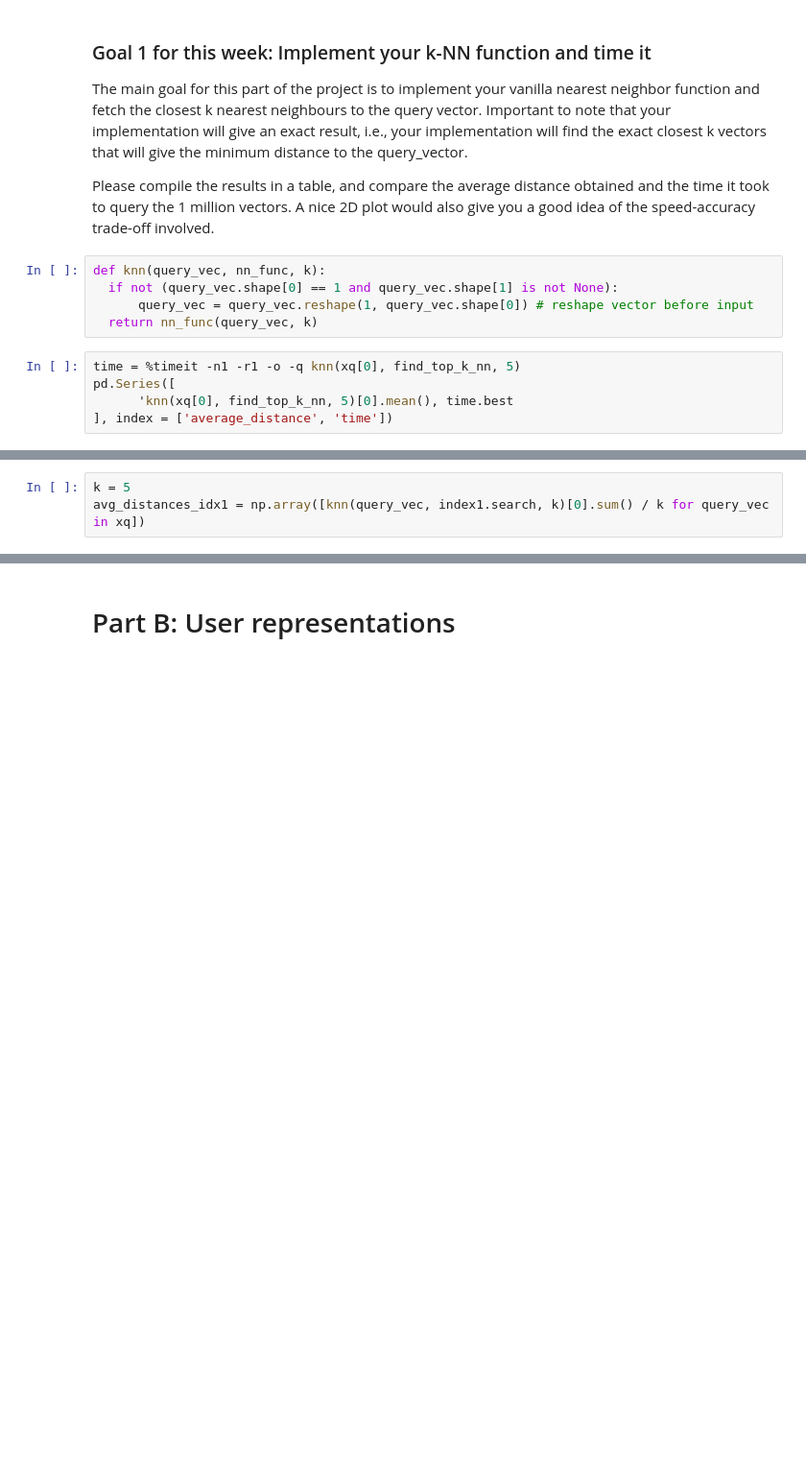
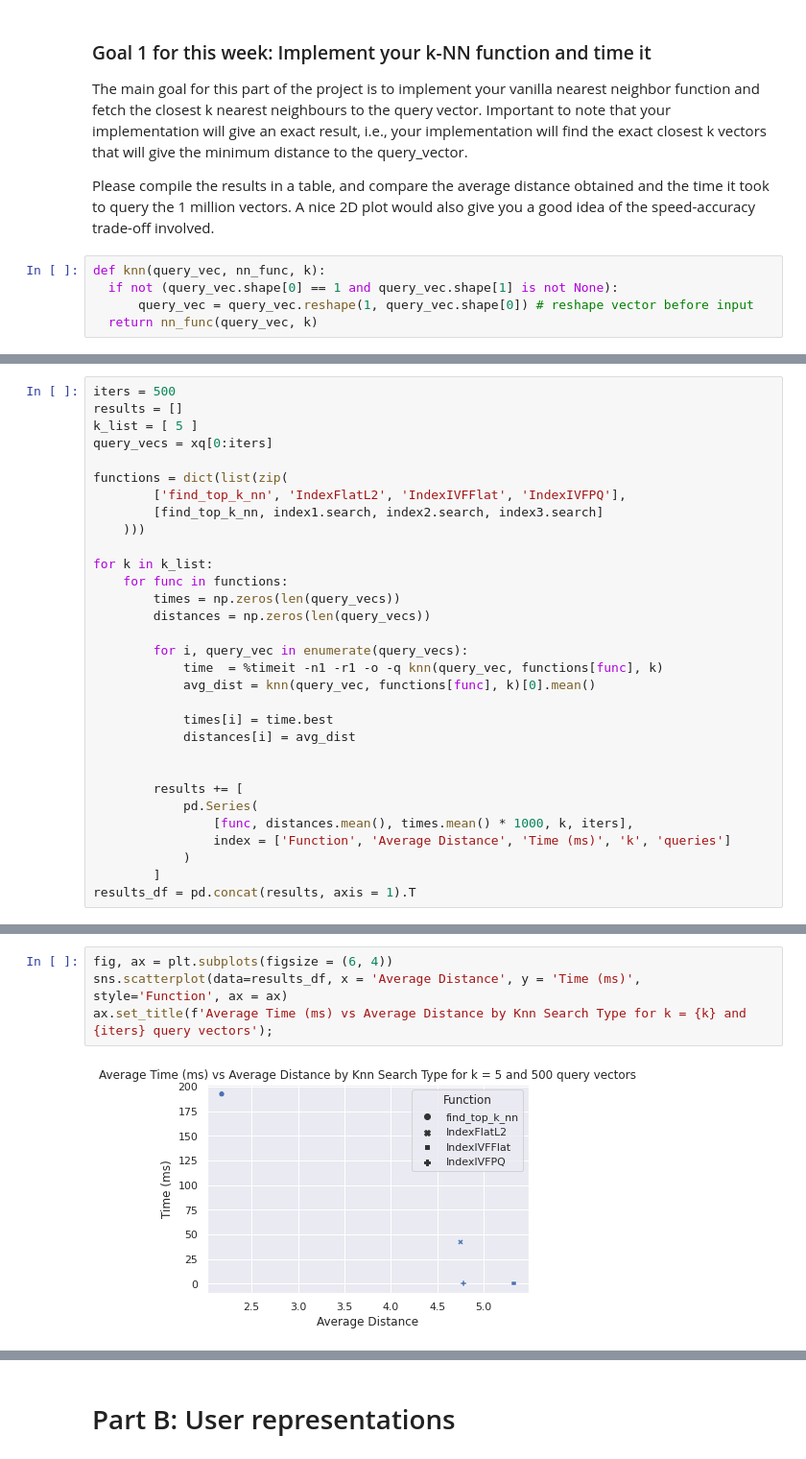
Before and after one commit to eduardo-escoto/corise_recsys_course, a Jupyter notebook: project_3/week3_ann_user_representations.ipynb, the cells around one changed output, grey strips where cells are left out. Shown at 96% size. Cells and saved outputs as stored; diff of their text form; blank space fills up the shorter version.

```diff
--- a/project_3/week3_ann_user_representations.ipynb
+++ b/project_3/week3_ann_user_representations.ipynb
@@ -195,8 +194,3 @@ def knn(query_vec, nn_func, k):
   if not (query_vec.shape[0] == 1 and query_vec.shape[1] is not None):
       query_vec = query_vec.reshape(1, query_vec.shape[0]) # reshape vector before input
   return nn_func(query_vec, k)
-# %%
-time = %timeit -n1 -r1 -o -q knn(xq[0], find_top_k_nn, 5)
-pd.Series([
-      'knn(xq[0], find_top_k_nn, 5)[0].mean(), time.best
-], index = ['average_distance', 'time'])
@@ -211,3 +196,0 @@ NameError: ignored
-# %%
-k = 5
-avg_distances_idx1 = np.array([knn(query_vec, index1.search, k)[0].sum() / k for query_vec in xq])
@@ -227,0 +197,31 @@ timeit.timeit('knn(xq[0], find_top_k_nn, 4)', globals=globals()) / 10
+# %%
+iters = 500
+results = []
+k_list = [ 5 ]
+query_vecs = xq[0:iters]
+
+functions = dict(list(zip(
+        ['find_top_k_nn', 'IndexFlatL2', 'IndexIVFFlat', 'IndexIVFPQ'],
+        [find_top_k_nn, index1.search, index2.search, index3.search]
+    )))
+
+for k in k_list:
+    for func in functions:
+        times = np.zeros(len(query_vecs))
+        distances = np.zeros(len(query_vecs))
+
+        for i, query_vec in enumerate(query_vecs):
+            time  = %timeit -n1 -r1 -o -q knn(query_vec, functions[func], k)
+            avg_dist = knn(query_vec, functions[func], k)[0].mean()
+
+            times[i] = time.best
+            distances[i] = avg_dist
+
+
+        results += [
+            pd.Series(
+                [func, distances.mean(), times.mean() * 1000, k, iters],
+                index = ['Function', 'Average Distance', 'Time (ms)', 'k', 'queries']
+            )
+        ]
+results_df = pd.concat(results, axis = 1).T
@@ -227,0 +238,6 @@ timeit.timeit('knn(xq[0], find_top_k_nn, 4)', globals=globals()) / 10
+# %%
+fig, ax = plt.subplots(figsize = (6, 4))
+sns.scatterplot(data=results_df, x = 'Average Distance', y = 'Time (ms)', style='Function', ax = ax)
+ax.set_title(f'Average Time (ms) vs Average Distance by Knn Search Type for k = {k} and {iters} query vectors');
+# %% [output]
+[figure, added]
```
Also changed, not shown: parts of 32 cells of this notebook, 1 other file.
